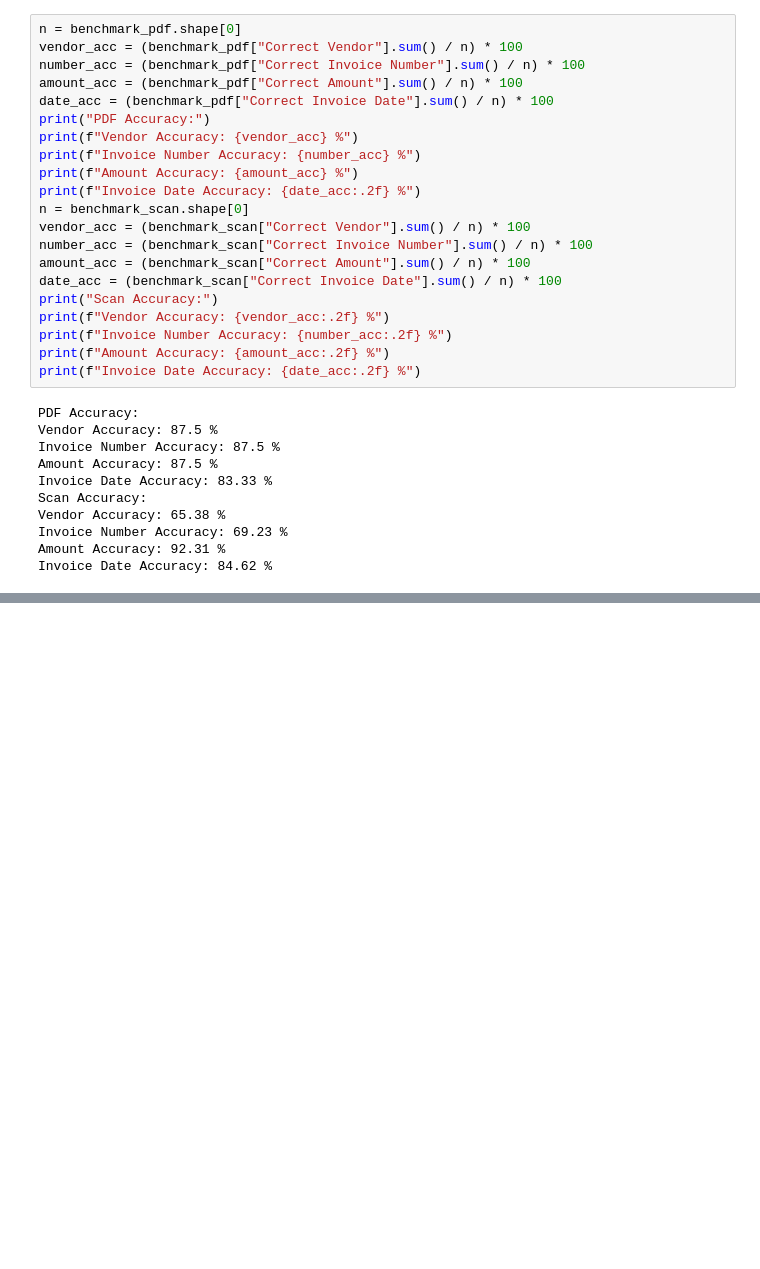
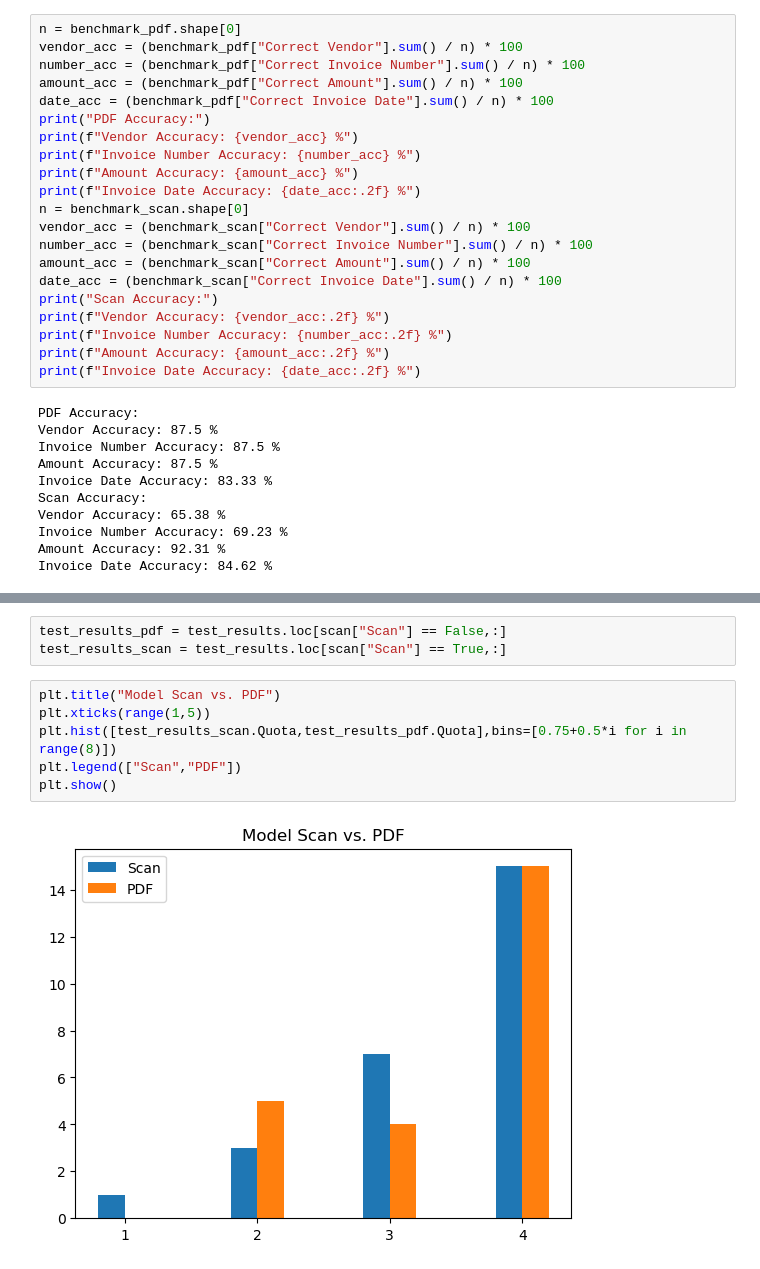
Before and after one commit to Paul01001000/HFU-Bachelor-Thesis, a Jupyter notebook: Data_Analysis.ipynb, the cells around one changed output, grey strips where cells are left out. Saved outputs shown, nothing was run; the diff lists cells and outputs as text; blank space fills up the shorter version.

```diff
--- a/Data_Analysis.ipynb
+++ b/Data_Analysis.ipynb
@@ -301,0 +358,11 @@ Invoice Date Accuracy: 84.62 %
+# %%
+test_results_pdf = test_results.loc[scan["Scan"] == False,:]
+test_results_scan = test_results.loc[scan["Scan"] == True,:]
+# %%
+plt.title("Model Scan vs. PDF")
+plt.xticks(range(1,5))
+plt.hist([test_results_scan.Quota,test_results_pdf.Quota],bins=[0.75+0.5*i for i in range(8)])
+plt.legend(["Scan","PDF"])
+plt.show()
+# %% [output]
+[figure, added]
```
Also changed, not shown: parts of 8 cells of this notebook.
